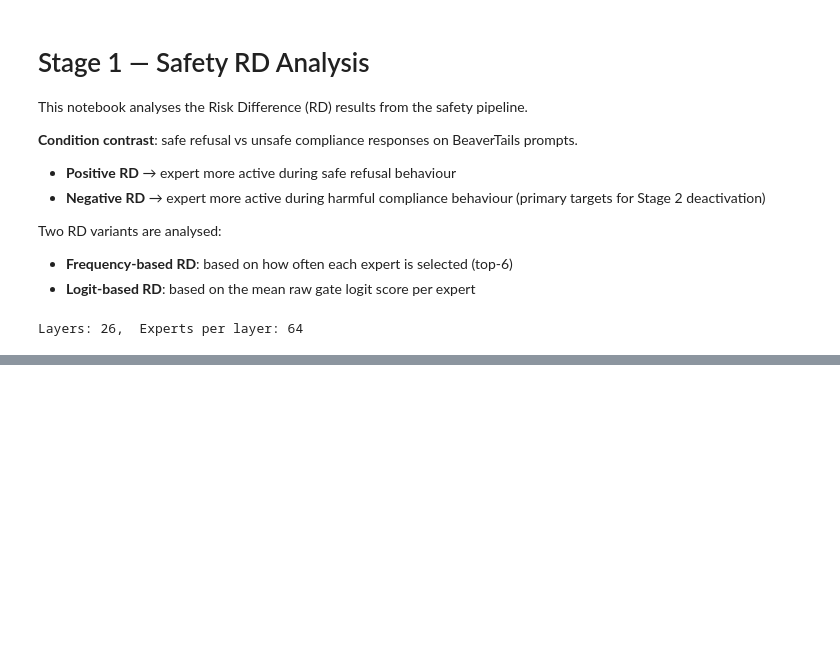
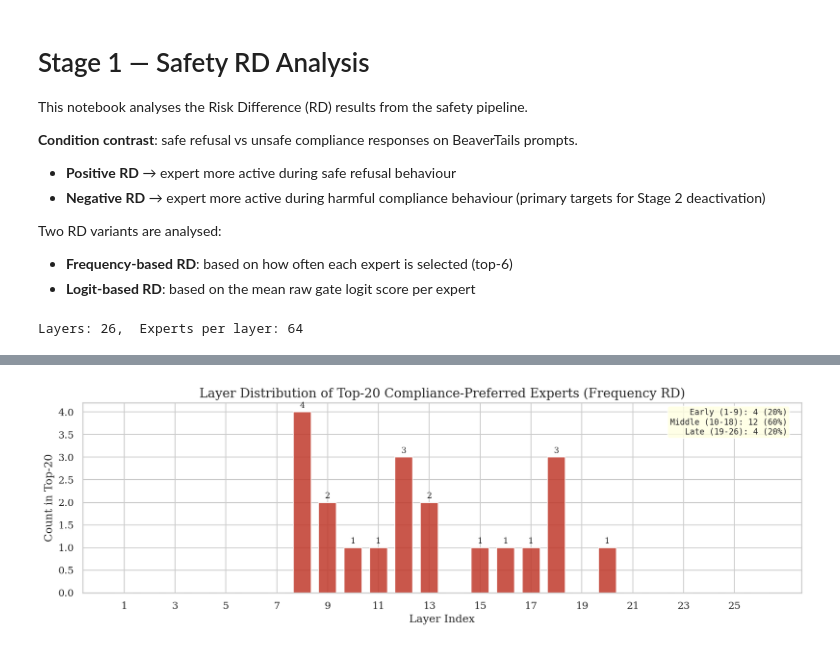
Before and after one commit to Johnwchampion/Individual-Project-25-26, a Jupyter notebook: stage1/analysis/02_rd_safety.ipynb, the cells around one changed output, grey strips where cells are left out. Drawn from its saved outputs; the diff is of its cells as text; code cells hidden in the pictures; blank space fills up the shorter version.

```diff
--- a/stage1/analysis/02_rd_safety.ipynb
+++ b/stage1/analysis/02_rd_safety.ipynb
@@ -193,0 +174,85 @@ plot_butterfly(rd_logit, layers_sorted,
+# %%
+# Among the top-20 compliance-preferred (most negative RD) experts, which layers do they come from?
+rows = []
+for layer, rd in rd_freq.items():
+    layer_idx = int(layer.split('.')[2])
+    for expert_idx, val in enumerate(rd):
+        rows.append((val, layer_idx, expert_idx))
+
+rows.sort()  # ascending = most negative first
+top_neg = rows[:20]
+
+layer_counts = {}
+for val, layer_idx, _ in top_neg:
+    layer_counts[layer_idx] = layer_counts.get(layer_idx, 0) + 1
+
+fig, ax = plt.subplots(figsize=(12, 4))
+all_layer_idxs = [int(l.split('.')[2]) for l in layers_sorted]
+counts = [layer_counts.get(li, 0) for li in all_layer_idxs]
+bars = ax.bar(all_layer_idxs, counts, color='#c0392b', alpha=0.85, width=0.7)
+ax.set_xlabel('Layer Index')
+ax.set_ylabel('Count in Top-20')
+ax.set_title('Layer Distribution of Top-20 Compliance-Preferred Experts (Frequency RD)')
+ax.set_xticks(all_layer_idxs[::2])
+
+for bar, count in zip(bars, counts):
+    if count > 0:
+        ax.text(bar.get_x() + bar.get_width() / 2, bar.get_height() + 0.05,
+                str(count), ha='center', va='bottom', fontsize=9)
+
+early = sum(c for li, c in layer_counts.items() if li <= 8)
+middle = sum(c for li, c in layer_counts.items() if 9 <= li <= 17)
+late = sum(c for li, c in layer_counts.items() if li >= 18)
+total = early + middle + late
+
+breakdown_text = f'Early (1-9): {early} ({early/total*100:.0f}%)\nMiddle (10-18): {middle} ({middle/total*100:.0f}%)\nLate (19-26): {late} ({late/total*100:.0f}%)'
+ax.text(0.98, 0.97, breakdown_text, transform=ax.transAxes,
+        fontsize=9, ha='right', va='top', family='monospace',
+        bbox=dict(boxstyle='round', facecolor='lightyellow', alpha=0.8))
+
+plt.tight_layout()
+plt.savefig(os.path.join(OUT_DIR, 'safety_neg_expert_layers.png'), dpi=300, bbox_inches='tight')
+plt.show()
+
+# Also plot refusal-preferred experts (most positive RD)
+rows_pos = []
+for layer, rd in rd_freq.items():
+    layer_idx = int(layer.split('.')[2])
+    for expert_idx, val in enumerate(rd):
+        rows_pos.append((val, layer_idx, expert_idx))
+
+rows_pos.sort(reverse=True)  # descending = most positive first
+top_pos = rows_pos[:20]
+
+layer_counts_pos = {}
+for val, layer_idx, _ in top_pos:
+    layer_counts_pos[layer_idx] = layer_counts_pos.get(layer_idx, 0) + 1
+
+fig, ax = plt.subplots(figsize=(12, 4))
+counts_pos = [layer_counts_pos.get(li, 0) for li in all_layer_idxs]
+bars_pos = ax.bar(all_layer_idxs, counts_pos, color='#2980b9', alpha=0.85, width=0.7)
+ax.set_xlabel('Layer Index')
+ax.set_ylabel('Count in Top-20')
+ax.set_title('Layer Distribution of Top-20 Refusal-Preferred Experts (Frequency RD)')
+ax.set_xticks(all_layer_idxs[::2])
+
+for bar, count in zip(bars_pos, counts_pos):
+    if count > 0:
+        ax.text(bar.get_x() + bar.get_width() / 2, bar.get_height() + 0.05,
+                str(count), ha='center', va='bottom', fontsize=9)
+
+early_pos = sum(c for li, c in layer_counts_pos.items() if li <= 8)
+middle_pos = sum(c for li, c in layer_counts_pos.items() if 9 <= li <= 17)
+late_pos = sum(c for li, c in layer_counts_pos.items() if li >= 18)
+total_pos = early_pos + middle_pos + late_pos
+
+breakdown_text_pos = f'Early (1-9): {early_pos} ({early_pos/total_pos*100:.0f}%)\nMiddle (10-18): {middle_pos} ({middle_pos/total_pos*100:.0f}%)\nLate (19-26): {late_pos} ({late_pos/total_pos*100:.0f}%)'
+ax.text(0.98, 0.97, breakdown_text_pos, transform=ax.transAxes,
+        fontsize=9, ha='right', va='top', family='monospace',
+        bbox=dict(boxstyle='round', facecolor='lightyellow', alpha=0.8))
+
+plt.tight_layout()
+plt.savefig(os.path.join(OUT_DIR, 'safety_pos_expert_layers.png'), dpi=300, bbox_inches='tight')
+plt.show()
+# %% [output]
+[figure, added]
```
Also changed, not shown: parts of 23 cells of this notebook, 10 other files.
